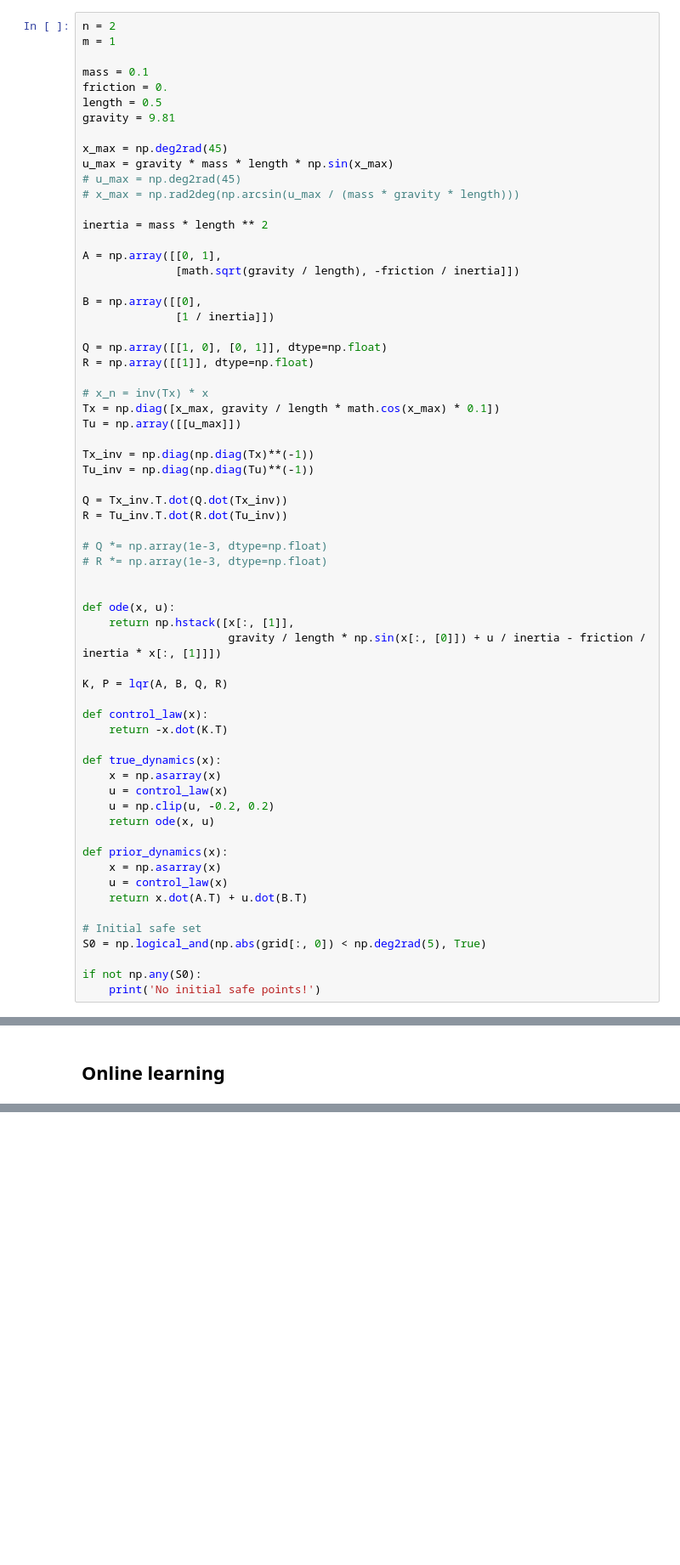
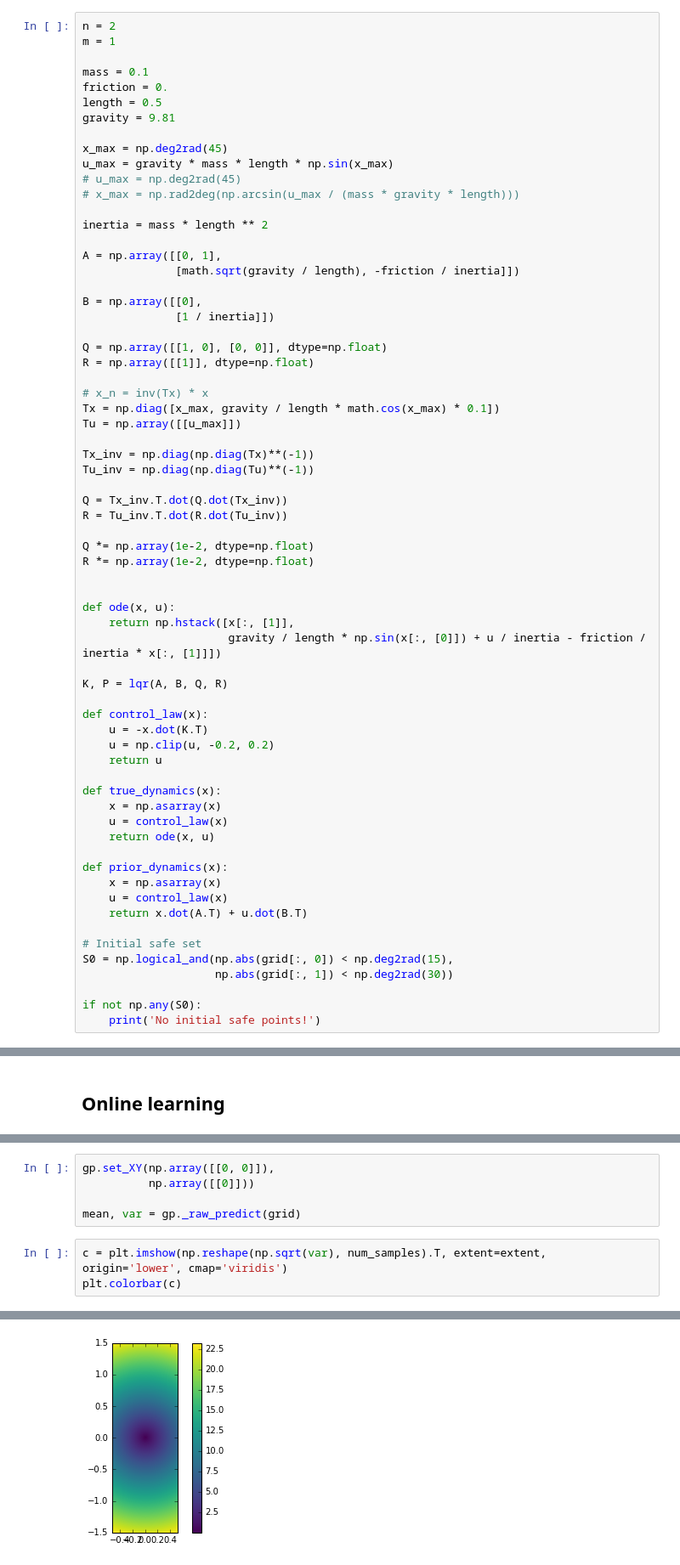
Before and after one commit to befelix/safe_learning, a Jupyter notebook: lyapunov_safety.ipynb, the cells around one changed output, grey strips where cells are left out. Shown at 85% size. Cells and saved outputs as stored; diff of their text form; blank space fills up the shorter version.

```diff
--- a/lyapunov_safety.ipynb
+++ b/lyapunov_safety.ipynb
@@ -44,7 +46,7 @@ A = np.array([[0, 1],
 B = np.array([[0],
               [1 / inertia]])
 
-Q = np.array([[1, 0], [0, 1]], dtype=np.float)
+Q = np.array([[1, 0], [0, 0]], dtype=np.float)
 R = np.array([[1]], dtype=np.float)
 
 # x_n = inv(Tx) * x
@@ -57,8 +59,8 @@ Tu_inv = np.diag(np.diag(Tu)**(-1))
 Q = Tx_inv.T.dot(Q.dot(Tx_inv))
 R = Tu_inv.T.dot(R.dot(Tu_inv))
 
-# Q *= np.array(1e-3, dtype=np.float)
-# R *= np.array(1e-3, dtype=np.float)
+Q *= np.array(1e-2, dtype=np.float)
+R *= np.array(1e-2, dtype=np.float)
 
 
 def ode(x, u):
@@ -68,12 +70,13 @@ def ode(x, u):
 K, P = lqr(A, B, Q, R)
 
 def control_law(x):
-    return -x.dot(K.T)
+    u = -x.dot(K.T)
+    u = np.clip(u, -0.2, 0.2)
+    return u
 
 def true_dynamics(x):
     x = np.asarray(x)
     u = control_law(x)
-    u = np.clip(u, -0.2, 0.2)
     return ode(x, u)
 
 def prior_dynamics(x):
@@ -82,7 +85,8 @@ def prior_dynamics(x):
     return x.dot(A.T) + u.dot(B.T)
 
 # Initial safe set
-S0 = np.logical_and(np.abs(grid[:, 0]) < np.deg2rad(5), True)
+S0 = np.logical_and(np.abs(grid[:, 0]) < np.deg2rad(15),
+                    np.abs(grid[:, 1]) < np.deg2rad(30))
 
 if not np.any(S0):
     print('No initial safe points!')
@@ -211,0 +247,9 @@ plt.colorbar(c)
+# %%
+gp.set_XY(np.array([[0, 0]]),
+          np.array([[0]]))
+
+mean, var = gp._raw_predict(grid)
+# %%
+c = plt.imshow(np.reshape(np.sqrt(var), num_samples).T, extent=extent, origin='lower', cmap='viridis')
+plt.colorbar(c)
+# %% [output]
@@ -211,0 +257 @@ plt.colorbar(c)
+[figure, added]
```
Also changed, not shown: parts of 19 cells of this notebook.
